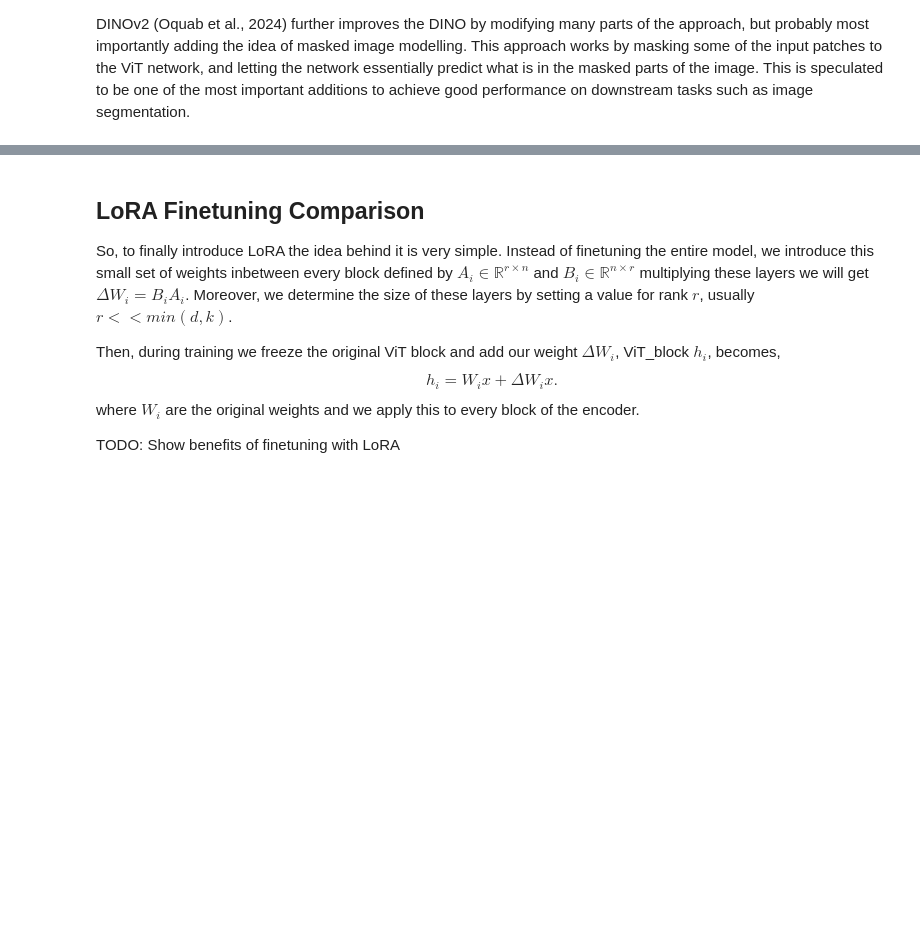
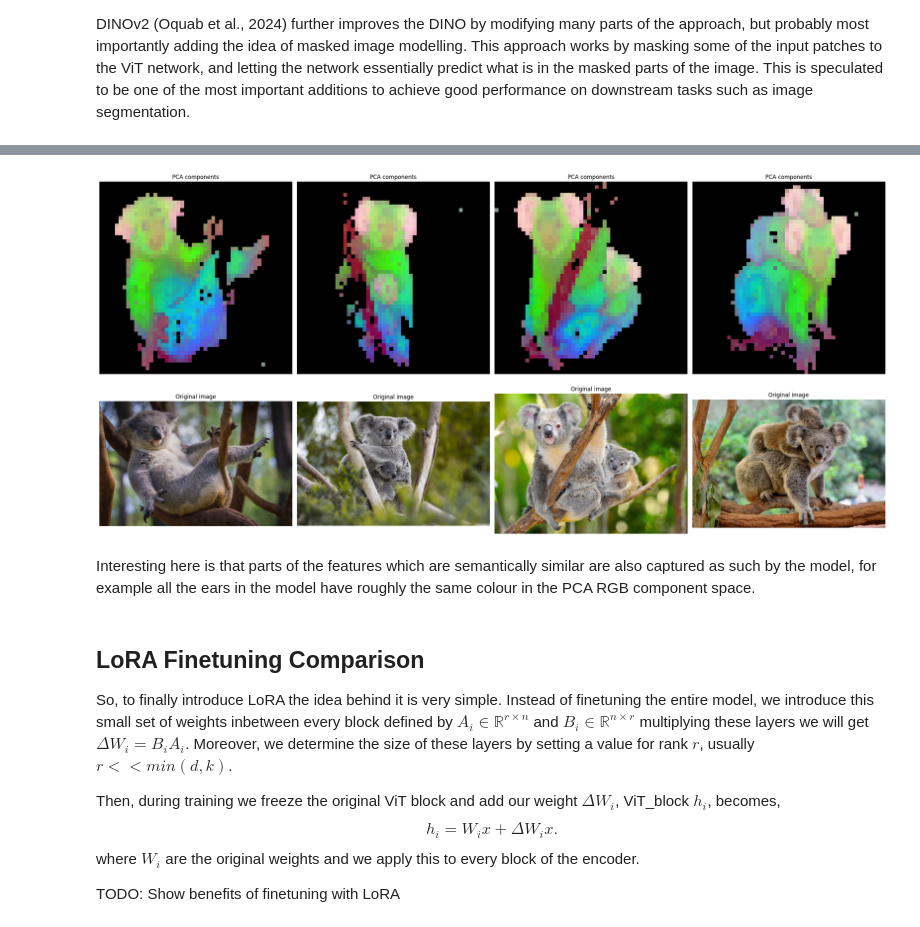
Before and after one commit to RobvanGastel/dinov2-finetune, a Jupyter notebook: Explanation.ipynb, the cells around one changed output, grey strips where cells are left out. Cells and saved outputs as stored; diff of their text form; code cells hidden in the pictures; blank space fills up the shorter version.

Commit message:
Expand explanation with PCA notebook

```diff
--- a/Explanation.ipynb
+++ b/Explanation.ipynb
@@ -25,0 +68,10 @@ DINOv2 (Oquab et al., 2024) further improves the DINO by modifying many parts of
+# %%
+# pre-processing the image to pass it through the model; normalizing the input, and fitting
+# it to required input size a multiple of the patch size.
+def transform(img):
+    img = cv2.resize(img, (patch_h * patch_size, patch_w * patch_size)) / 255
+    img = (img - np.array([0.485, 0.456, 0.406]))/ np.array([0.229, 0.24, 0.225])
+    img = img.transpose(2, 0, 1)
+    return np.expand_dims(img, 0).astype(np.float32)
+
+transformed_images = [transform(img) for img in images]
@@ -26,3 +92,49 @@ DINOv2 (Oquab et al., 2024) further improves the DINO by modifying many parts of
+# %%
+pca = PCA(n_components=3)
+scaler = MinMaxScaler(clip=True)
+
+# First fit to seperate background and foreground
+pca.fit(patch_features)
+pca_features = pca.transform(patch_features)
+
+# MinMax Scaling
+scaler.fit(pca_features)
+pca_features = scaler.transform(pca_features)
+
+pca_background = pca_features[:, 0] > background_threshold
+pca_foreground = ~pca_background
+
+# Second fit for the object
+pca.fit(patch_features[pca_foreground])
+pca_features_rem = pca.transform(patch_features[pca_foreground])
+
+scaler.fit(pca_features_rem)
+pca_features_rem = scaler.transform(pca_features_rem)
+
+pca_features_rgb = np.zeros((len(images) * patch_h * patch_w, 3))
+pca_features_rgb[pca_background] = 0
+pca_features_rgb[pca_foreground] = pca_features_rem
+pca_features_rgb = pca_features_rgb.reshape(len(images), patch_h, patch_w, 3)
+
+
+fig, axes = plt.subplots(2, len(images), figsize=(6 * len(images), 12))
+
+for i in range(len(images)):
+    axes[0, i].imshow(pca_features_rgb[i])
+    axes[0, i].set_title(f'PCA components')
+    axes[0, i].axis('off')
+
+    # Plot original images
+    axes[1, i].imshow(images[i])
+    axes[1, i].set_title(f'Original image')
+    axes[1, i].axis('off')
+
+plt.tight_layout()
+plt.show()
+# %% [output]
+[figure, added]
+# %% [markdown]
+Interesting here is that parts of the features which are semantically similar are also captured as such by the model, for example all the ears in the model have roughly the same colour in the PCA RGB component space.
 # %% [markdown]
 ## LoRA Finetuning Comparison
 
```
Also changed, not shown: parts of 7 cells of this notebook, 2 other files.
